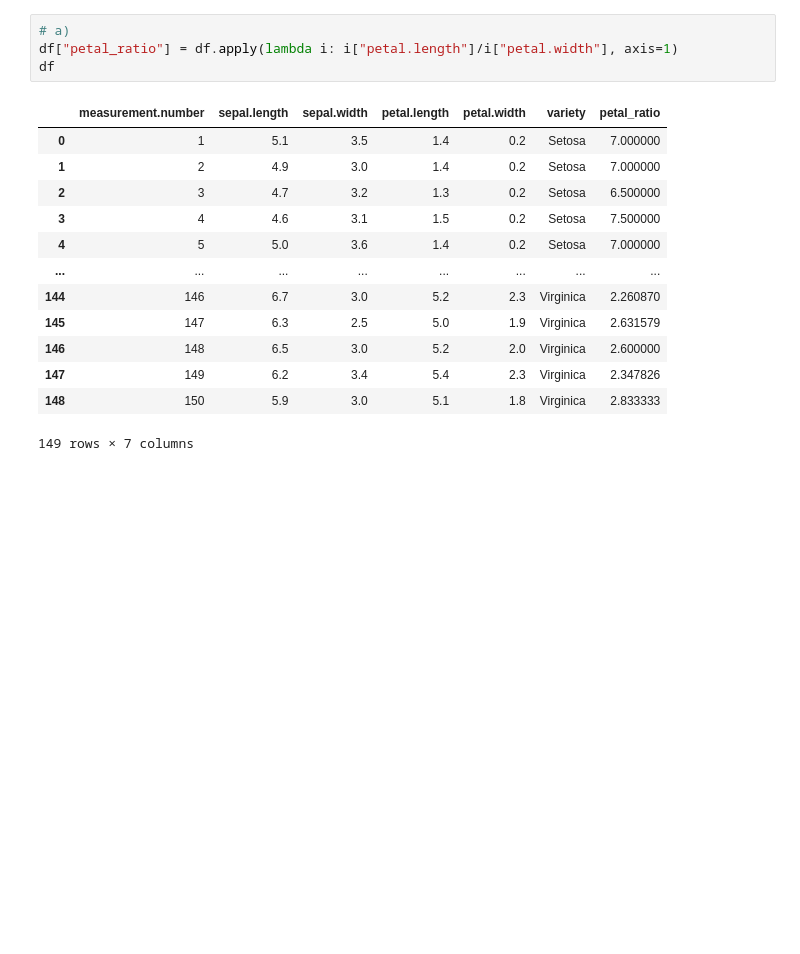
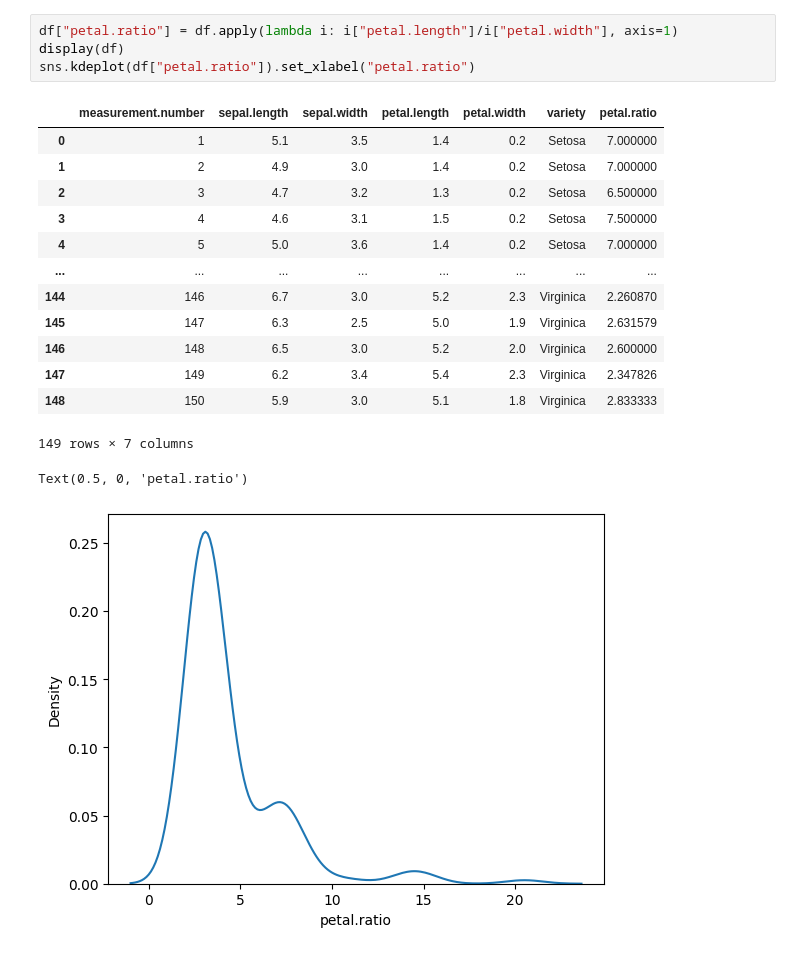
Before and after one commit to zedbros/Data_Processing, a Jupyter notebook: LaboTabular1/Data_Tabular_1/ex2.4.ipynb, the cells around one changed output. Drawn from its saved outputs; the diff is of its cells as text; blank space fills up the shorter version.

```diff
--- a/LaboTabular1/Data_Tabular_1/ex2.4.ipynb
+++ b/LaboTabular1/Data_Tabular_1/ex2.4.ipynb
@@ -18,9 +41,9 @@ df.describe()
 # %%
-# a)
-df["petal_ratio"] = df.apply(lambda i: i["petal.length"]/i["petal.width"], axis=1)
-df
+df["petal.ratio"] = df.apply(lambda i: i["petal.length"]/i["petal.width"], axis=1)
+display(df)
+sns.kdeplot(df["petal.ratio"]).set_xlabel("petal.ratio")
 # %% [output]
-|  | measurement.number | sepal.length | sepal.width | petal.length | petal.width | variety | petal_ratio |
+|  | measurement.number | sepal.length | sepal.width | petal.length | petal.width | variety | petal.ratio |
 | 0 | 1 | 5.1 | 3.5 | 1.4 | 0.2 | Setosa | 7.000000 |
 | 1 | 2 | 4.9 | 3.0 | 1.4 | 0.2 | Setosa | 7.000000 |
 | 2 | 3 | 4.7 | 3.2 | 1.3 | 0.2 | Setosa | 6.500000 |
@@ -33,3 +56,5 @@ df
 | 147 | 149 | 6.2 | 3.4 | 5.4 | 2.3 | Virginica | 2.347826 |
 | 148 | 150 | 5.9 | 3.0 | 5.1 | 1.8 | Virginica | 2.833333 |
 149 rows × 7 columns
+Text(0.5, 0, 'petal.ratio')
+[figure, added]
```
Also changed, not shown: parts of 14 cells of this notebook, 2 other files.
